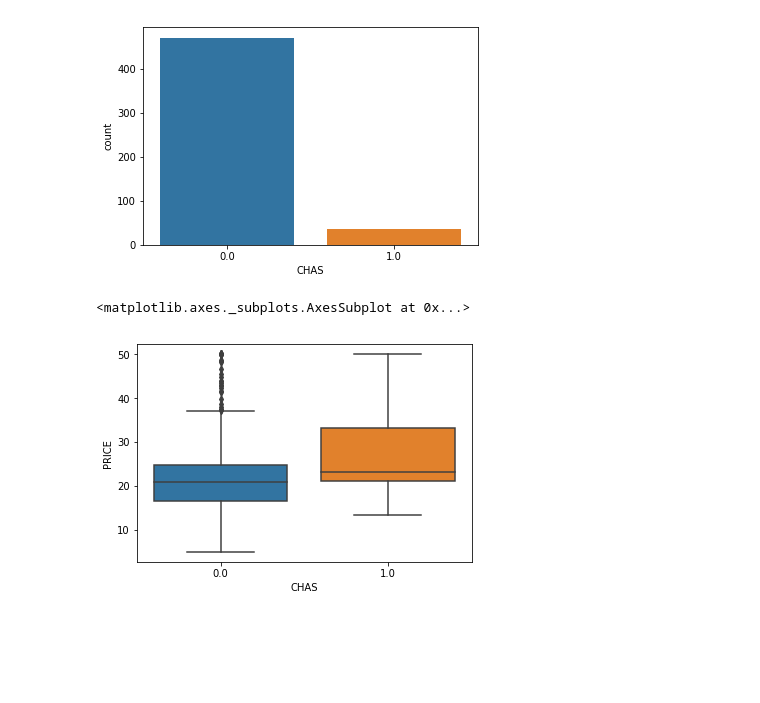
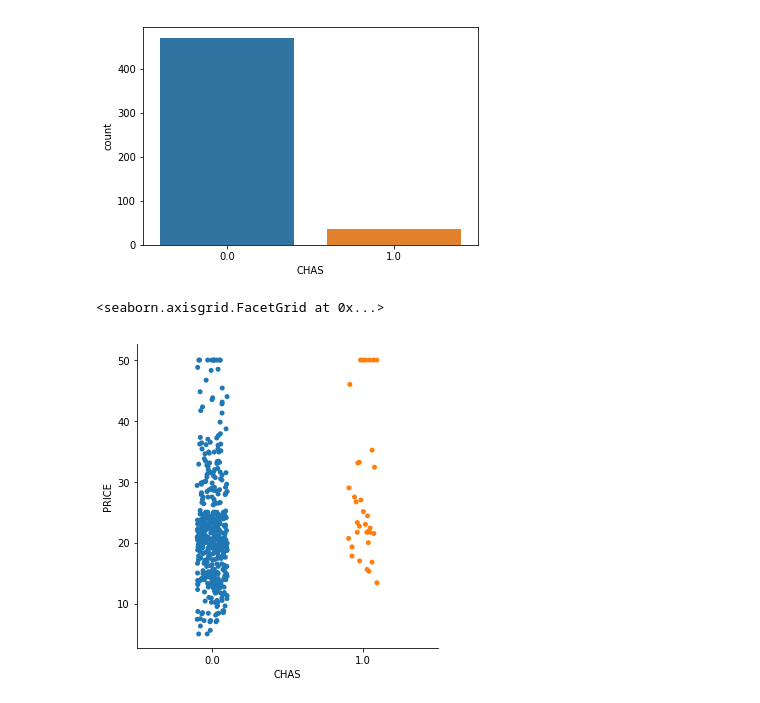
Before and after one commit to zoecahill1/machine-project, a Jupyter notebook: boston-dataset.ipynb, the cells around one changed output. Cells and saved outputs as stored; diff of their text form; code cells hidden in the pictures; blank space fills up the shorter version.

Commit message:
added plots looking at chas and heatmap

```diff
--- a/boston-dataset.ipynb
+++ b/boston-dataset.ipynb
@@ -308,7 +305,7 @@ sns.countplot(x='CHAS', data=df)
 <matplotlib.axes._subplots.AxesSubplot at 0x...>
 [figure]
 # %%
-sns.boxplot(x='CHAS',y='PRICE',data=df)
+sns.catplot(x='CHAS', y='PRICE', data=df)
 # %% [output]
-<matplotlib.axes._subplots.AxesSubplot at 0x...>
+<seaborn.axisgrid.FacetGrid at 0x...>
-[figure, old version]
+[figure, new version]
```
Also changed, not shown: parts of 15 cells of this notebook.
